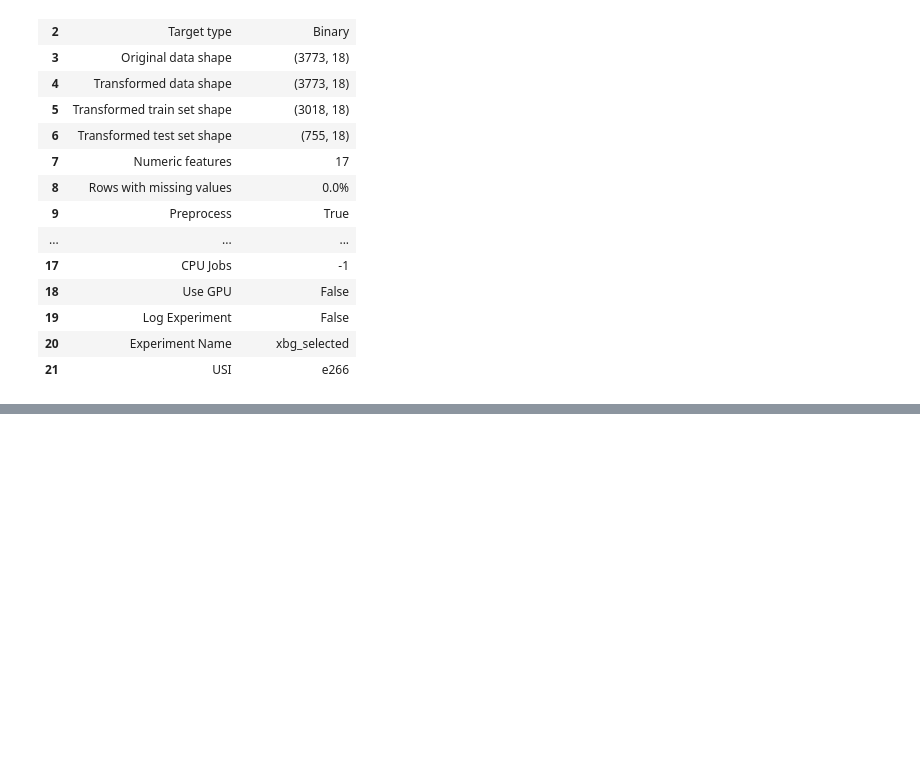
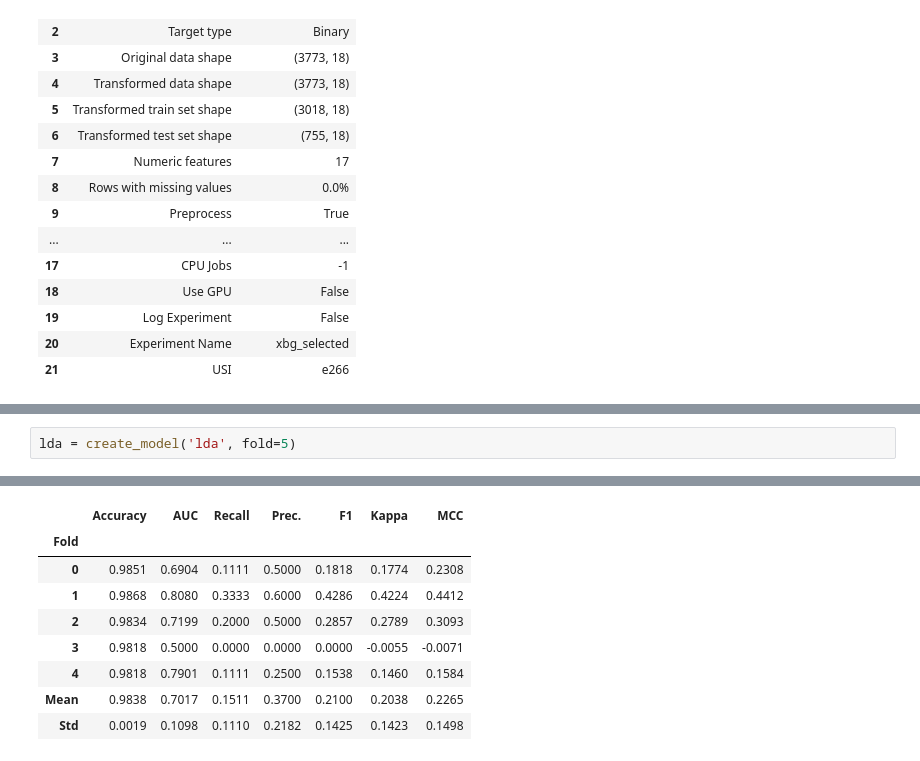
Before and after one commit to kalemaria/customer_lead_generator, a Jupyter notebook: customer_lead_generator_modelling_pycaret.ipynb, the cells around one changed output, grey strips where cells are left out. Drawn from its saved outputs; the diff is of its cells as text; blank space fills up the shorter version.

Commit message:
Finetune best model with PyCaret (LDA)

```diff
--- a/customer_lead_generator_modelling_pycaret.ipynb
+++ b/customer_lead_generator_modelling_pycaret.ipynb
@@ -273,3 +273,6 @@ best_model_xgb_selected = compare_models(fold=5, sort='F1')
 | rf | Random Forest Classifier | 0.9831 | 0.6645 | 0.0000 | 0.0000 | 0.0000 | -0.0029 | -0.0045 | 0.1700 |
 | dummy | Dummy Classifier | 0.9848 | 0.5000 | 0.0000 | 0.0000 | 0.0000 | 0.0000 | 0.0000 | 0.0220 |
 [interactive output not drawn]
+# %%
+lda = create_model('lda', fold=5)
+# %% [output]
@@ -275,0 +280,9 @@ best_model_xgb_selected = compare_models(fold=5, sort='F1')
+|  | Accuracy | AUC | Recall | Prec. | F1 | Kappa | MCC |
+| Fold |  |  |  |  |  |  |  |
+| 0 | 0.9851 | 0.6904 | 0.1111 | 0.5000 | 0.1818 | 0.1774 | 0.2308 |
+| 1 | 0.9868 | 0.8080 | 0.3333 | 0.6000 | 0.4286 | 0.4224 | 0.4412 |
+| 2 | 0.9834 | 0.7199 | 0.2000 | 0.5000 | 0.2857 | 0.2789 | 0.3093 |
+| 3 | 0.9818 | 0.5000 | 0.0000 | 0.0000 | 0.0000 | -0.0055 | -0.0071 |
+| 4 | 0.9818 | 0.7901 | 0.1111 | 0.2500 | 0.1538 | 0.1460 | 0.1584 |
+| Mean | 0.9838 | 0.7017 | 0.1511 | 0.3700 | 0.2100 | 0.2038 | 0.2265 |
+| Std | 0.0019 | 0.1098 | 0.1110 | 0.2182 | 0.1425 | 0.1423 | 0.1498 |
```
Also changed, not shown: parts of 2 cells of this notebook.
